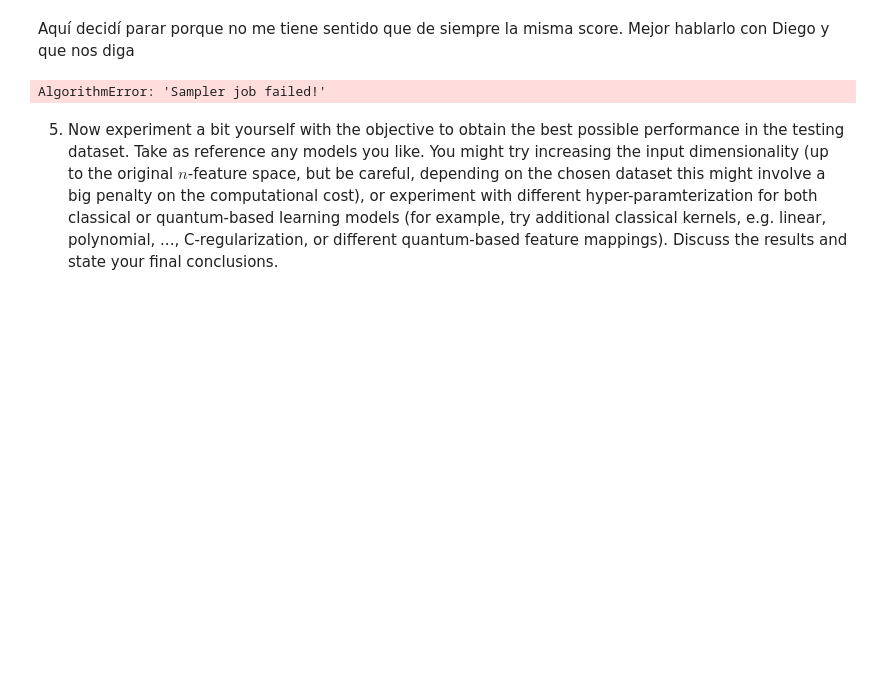
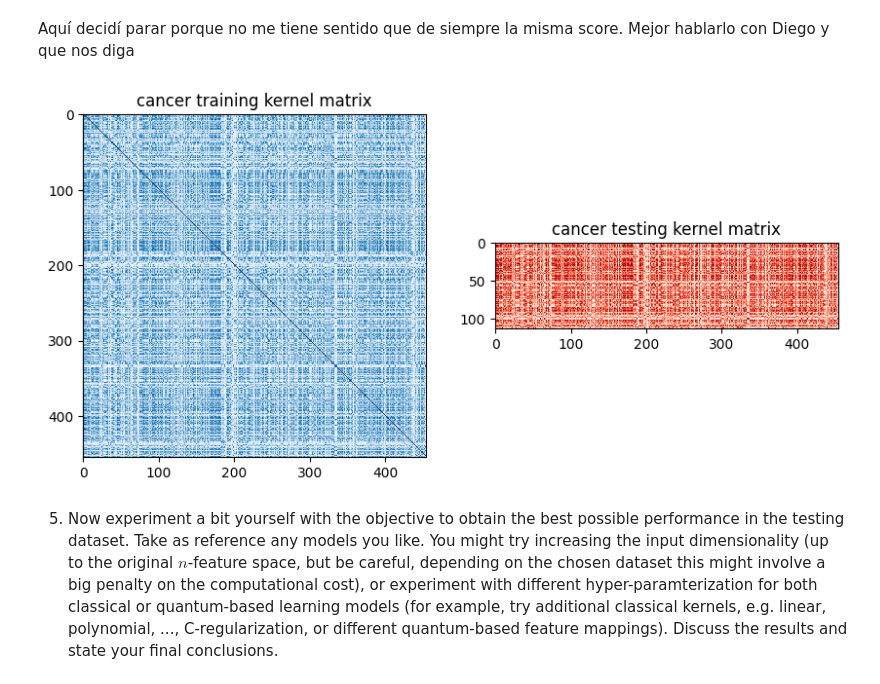
Before and after one commit to FernandoMond/Quantum-Machine-Learning, a Jupyter notebook: P3/P2.2_quantum_kernels (1).ipynb, the cells around one changed output. Saved outputs shown, nothing was run; the diff lists cells and outputs as text; code cells hidden in the pictures; blank space fills up the shorter version.

Commit message:
Grafica de kernels para 29 feaures añadida, imports movidos a primera celda del punto 5

```diff
--- a/P3/P2.2_quantum_kernels (1).ipynb
+++ b/P3/P2.2_quantum_kernels (1).ipynb
@@ -729,13 +740,11 @@ Aquí decidí parar porque no me tiene sentido que de siempre la misma score. Me
 
 #calculamos el kernel
 #Necesitamos un sampler con mas qubits
-from qiskit.primitives import BackendSampler
-from qiskit import Aer
 
 backend = Aer.get_backend('qasm_simulator')
 sampler = BackendSampler(backend)
 
-cancer_dimension = 30
+cancer_dimension = 29
 cancer_feature_map = ZZFeatureMap(feature_dimension=cancer_dimension, reps=2, entanglement="linear")
 
 
@@ -750,21 +759,28 @@ np.save('cancer_train_ZZ_30features.npy', cancer_matrix_train)
 #cancer_matrix_train = np.load('cancer_train_ZZ_30features.npy')
 np.save('cancer_test_ZZ_30features.npy', cancer_matrix_test)
 #cancer_matrix_train = np.load('cancer_train_ZZ_30features.npy')
-
-
-fig, axs = plt.subplots(1, 2, figsize=(10, 5))
-
-axs[0].imshow(
-    np.asmatrix(cancer_matrix_train), interpolation="nearest", origin="upper", cmap="Blues"
-)
-axs[0].set_title("cancer training kernel matrix")
-
-axs[1].imshow(np.asmatrix(cancer_matrix_test), interpolation="nearest", origin="upper", cmap="Reds")
-axs[1].set_title("cancer testing kernel matrix")
-
-plt.show()
-# %% [output]
-AlgorithmError: 'Sampler job failed!'
+# %%
+import numpy as np
+
+
+cancer_matrix_train = np.load('cancer_train_ZZ_30features.npy')
+cancer_matrix_test = np.load('cancer_test_ZZ_30features.npy')
+
+
+
+fig, axs = plt.subplots(1, 2, figsize=(10, 5))
+
+axs[0].imshow(
+    np.asmatrix(cancer_matrix_train), interpolation="nearest", origin="upper", cmap="Blues"
+)
+axs[0].set_title("cancer training kernel matrix")
+
+axs[1].imshow(np.asmatrix(cancer_matrix_test), interpolation="nearest", origin="upper", cmap="Reds")
+axs[1].set_title("cancer testing kernel matrix")
+
+plt.show()
+# %% [output]
+[figure, added]
 # %%
 
 
```
Also changed, not shown: parts of 10 cells of this notebook, 2 other files.
